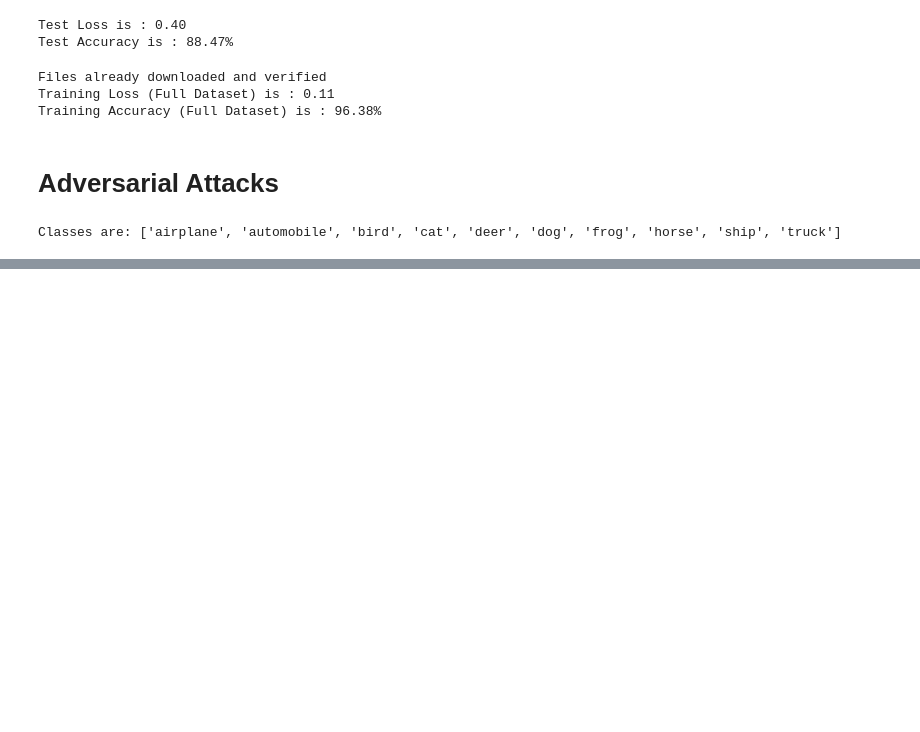
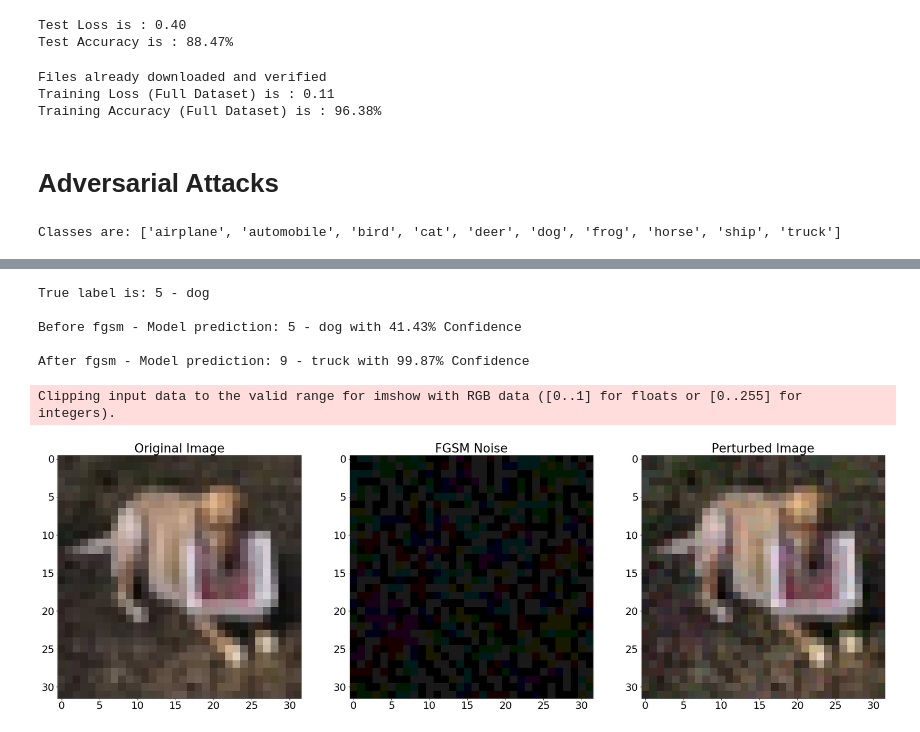
Before and after one commit to rydr0/CIFAR10-Classification, a Jupyter notebook: Midterm Project (Version 4).ipynb, the cells around one changed output, grey strips where cells are left out. Saved outputs shown, nothing was run; the diff lists cells and outputs as text; code cells hidden in the pictures; blank space fills up the shorter version.

```diff
--- a/Midterm Project (Version 4).ipynb
+++ b/Midterm Project (Version 4).ipynb
@@ -897,3 +900,13 @@ After fgsm - Model prediction: 3 - cat with 41.61% Confidence
+# %%
+test_single_prediction(epsilon=0.1)
+# %% [output]
+True label is: 5 - dog
+
+Before fgsm - Model prediction: 5 - dog with 41.43% Confidence
+
+After fgsm - Model prediction: 9 - truck with 99.87% Confidence
+Clipping input data to the valid range for imshow with RGB data ([0..1] for floats or [0..255] for integers).
+[figure, added]
 # %%
 def test_fgsm(model, device, test_loader1, epsilon):
     device = torch.device('cpu')
```
Also changed, not shown: parts of 17 cells of this notebook.
